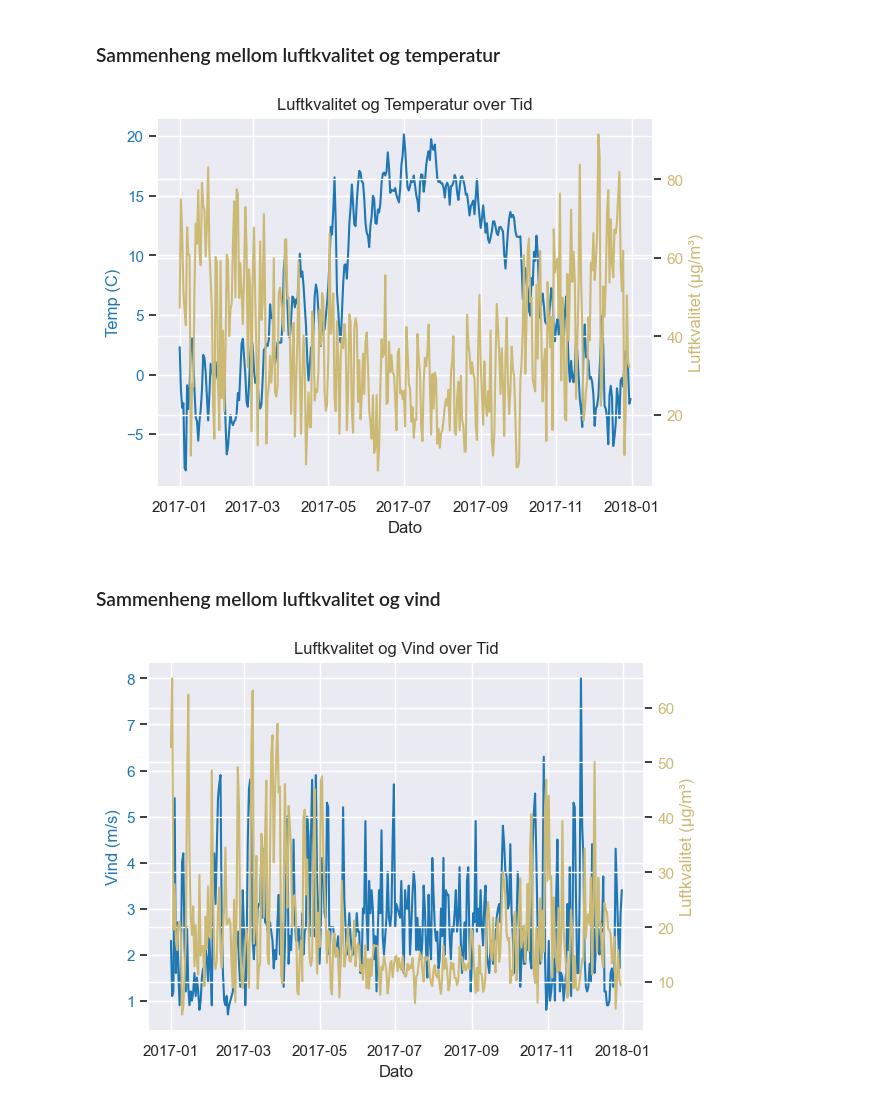
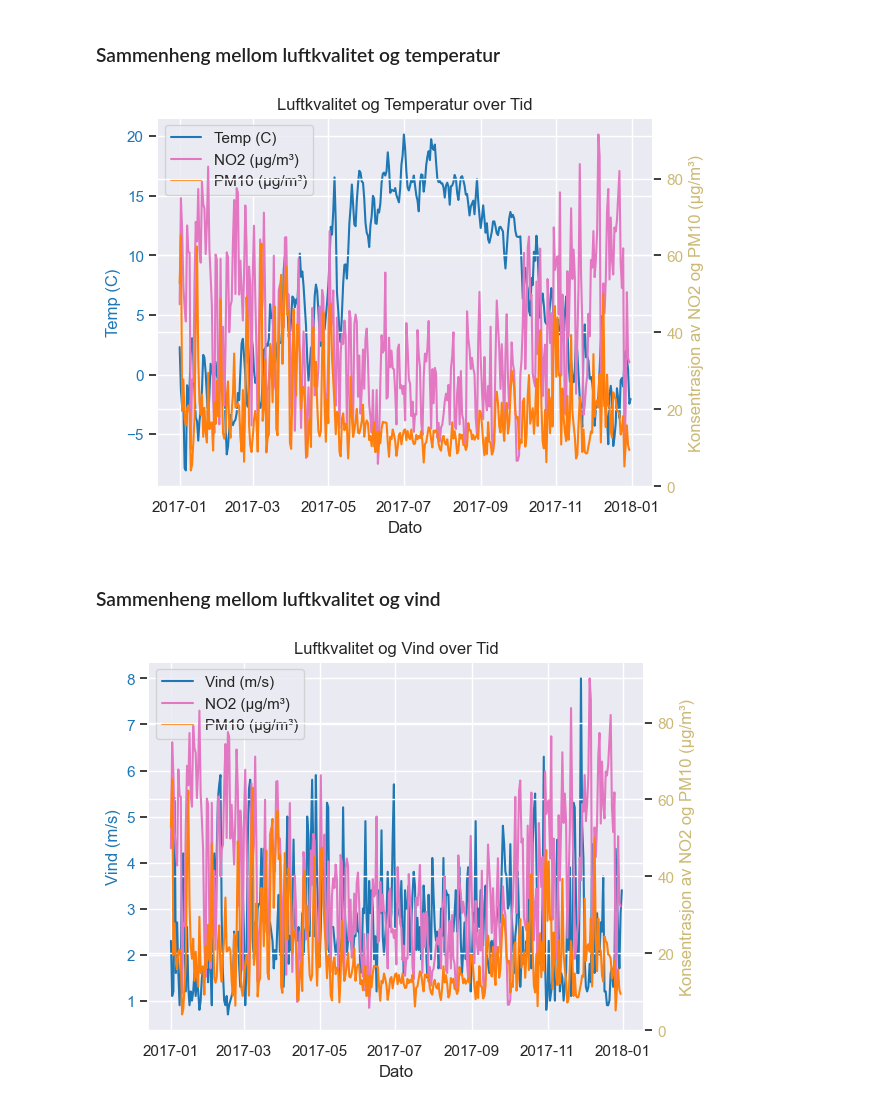
Before and after one commit to Annabrekka/Miljodataanalyse, a Jupyter notebook: notebooks/visualisering.ipynb, the cells around one changed output. Saved outputs shown, nothing was run; the diff lists cells and outputs as text; code cells hidden in the pictures.

Commit message:
Lagt til ny graf på luftkvalitet

```diff
--- a/notebooks/visualisering.ipynb
+++ b/notebooks/visualisering.ipynb
@@ -183,8 +188,9 @@ ax1.tick_params(axis='y', labelcolor="tab:blue")
 
 # Sekundær y-akse - luftkvalitet
 ax2 = ax1.twinx()
-ax2.plot(df_luftkvalitet["date"], df_luftkvalitet["NO2"], color="y", label="Luftkvalitet (µg/m³)")
-ax2.set_ylabel("Luftkvalitet (µg/m³)", color="y")
+ax2.plot(df_luftkvalitet["date"], df_luftkvalitet["NO2"], color="tab:pink", label="NO2 (µg/m³)")
+ax2.plot(df_luftkvalitet["date"], df_luftkvalitet["PM10"], color="tab:orange", label="PM10 (µg/m³)")
+ax2.set_ylabel("Konsentrasjon av NO2 og PM10 (µg/m³)", color="y")
 ax2.tick_params(axis='y', labelcolor="y")
 
 # Felles x-akse
@@ -192,41 +198,50 @@ ax1.set_xlabel("Dato")
 
 plt.title("Luftkvalitet og Temperatur over Tid")
 
+lines_1, labels_1 = ax1.get_legend_handles_labels()
+lines_2, labels_2 = ax2.get_legend_handles_labels()
+ax1.legend(lines_1 + lines_2, labels_1 + labels_2, loc="upper left")
+
 plt.show()
 # %% [output]
-[figure, old version]
+[figure, new version]
 # %% [markdown]
 ### Sammenheng mellom luftkvalitet og vind
 # %%
 # Leser inn CSV-filen
 df_luftkvalitet = pd.read_csv("../data/daglig_gjennomsnitt_2017.csv")
 df_luftkvalitet["date"] = pd.to_datetime(df_luftkvalitet["Date"])
 
 df = pd.read_csv("../data/gjsnitt_data.csv")
 df["date"] = pd.to_datetime(df["date"])
 df_vind_2017 = df[
     (df['date'].dt.year == 2017) &
     (df['elementId'].str.contains("wind_speed"))
 ]
 
 fig, ax1 = plt.subplots()
 
 # Primær y-akse - vind
 ax1.plot(df_vind_2017["date"], df_vind_2017["value"], color="tab:blue", label="Vind (m/s)")
 ax1.set_ylabel("Vind (m/s)", color="tab:blue")
 ax1.tick_params(axis='y', labelcolor="tab:blue")
 
 # Sekundær y-akse - luftkvalitet
 ax2 = ax1.twinx()
-ax2.plot(df_luftkvalitet["date"], df_luftkvalitet["PM10"], color="y", label="Luftkvalitet (µg/m³)")
-ax2.set_ylabel("Luftkvalitet (µg/m³)", color="y")
+ax2.plot(df_luftkvalitet["date"], df_luftkvalitet["NO2"], color="tab:pink", label="NO2 (µg/m³)")
+ax2.plot(df_luftkvalitet["date"], df_luftkvalitet["PM10"], color="tab:orange", label="PM10 (µg/m³)")
+ax2.set_ylabel("Konsentrasjon av NO2 og PM10 (µg/m³)", color="y")
 ax2.tick_params(axis='y', labelcolor="y")
 
 # Felles x-akse
 ax1.set_xlabel("Dato")
 
 plt.title("Luftkvalitet og Vind over Tid")
 
+lines_1, labels_1 = ax1.get_legend_handles_labels()
+lines_2, labels_2 = ax2.get_legend_handles_labels()
+ax1.legend(lines_1 + lines_2, labels_1 + labels_2, loc="upper left")
+
 plt.show()
 # %% [output]
-[figure, old version]
+[figure, new version]
```
Also changed, not shown: parts of 1 cell of this notebook.
